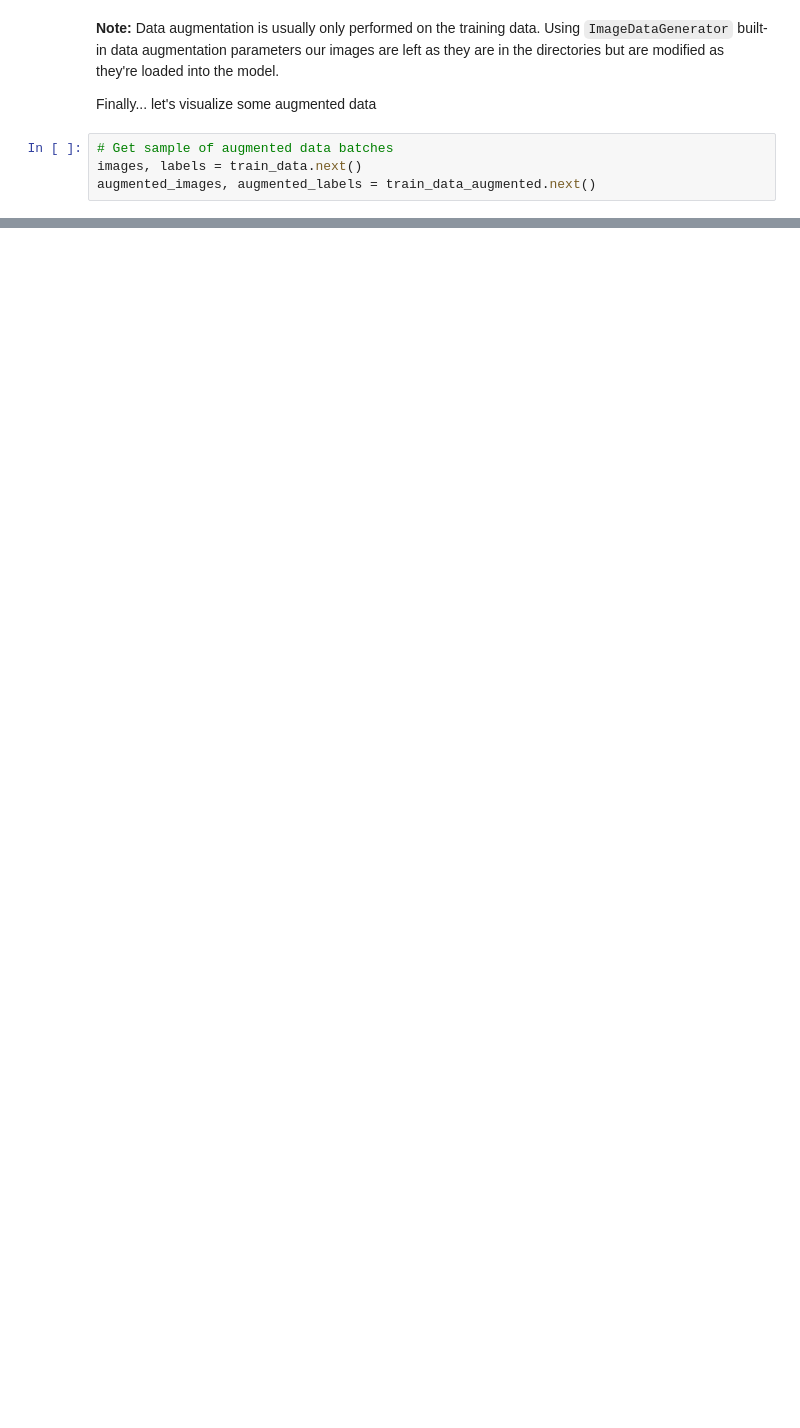
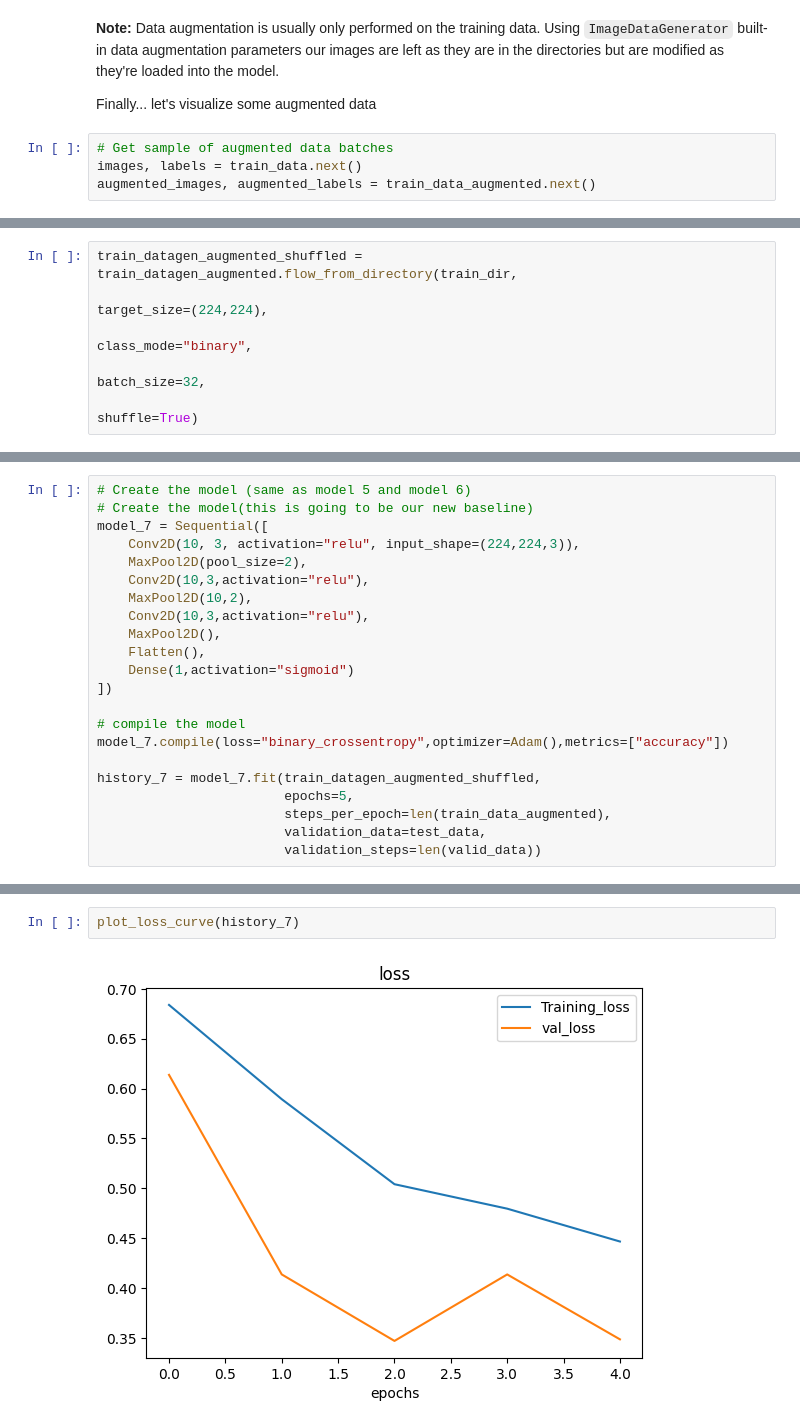
Before and after one commit to Ultan-Kearns/ZTM-Tensorflow-Developer-Certificate, a Jupyter notebook: 03_introduction_to_computer_vision_with_tensorflow.ipynb, the cells around one changed output, grey strips where cells are left out. Saved outputs shown, nothing was run; the diff lists cells and outputs as text; blank space fills up the shorter version.

```diff
--- a/03_introduction_to_computer_vision_with_tensorflow.ipynb
+++ b/03_introduction_to_computer_vision_with_tensorflow.ipynb
@@ -809,0 +932,6 @@ showing image number: 21
+# %%
+train_datagen_augmented_shuffled = train_datagen_augmented.flow_from_directory(train_dir,
+                                                                               target_size=(224,224),
+                                                                               class_mode="binary",
+                                                                               batch_size=32,
+                                                                               shuffle=True)
@@ -809,0 +940,22 @@ showing image number: 21
+# %%
+# Create the model (same as model 5 and model 6)
+# Create the model(this is going to be our new baseline)
+model_7 = Sequential([
+    Conv2D(10, 3, activation="relu", input_shape=(224,224,3)),
+    MaxPool2D(pool_size=2),
+    Conv2D(10,3,activation="relu"),
+    MaxPool2D(10,2),
+    Conv2D(10,3,activation="relu"),
+    MaxPool2D(),
+    Flatten(),
+    Dense(1,activation="sigmoid")
+])
+
+# compile the model
+model_7.compile(loss="binary_crossentropy",optimizer=Adam(),metrics=["accuracy"])
+
+history_7 = model_7.fit(train_datagen_augmented_shuffled,
+                        epochs=5,
+                        steps_per_epoch=len(train_data_augmented),
+                        validation_data=test_data,
+                        validation_steps=len(valid_data))
@@ -809,0 +973,4 @@ showing image number: 21
+# %%
+plot_loss_curve(history_7)
+# %% [output]
+[figure, added]
```
Also changed, not shown: parts of 42 cells of this notebook.
